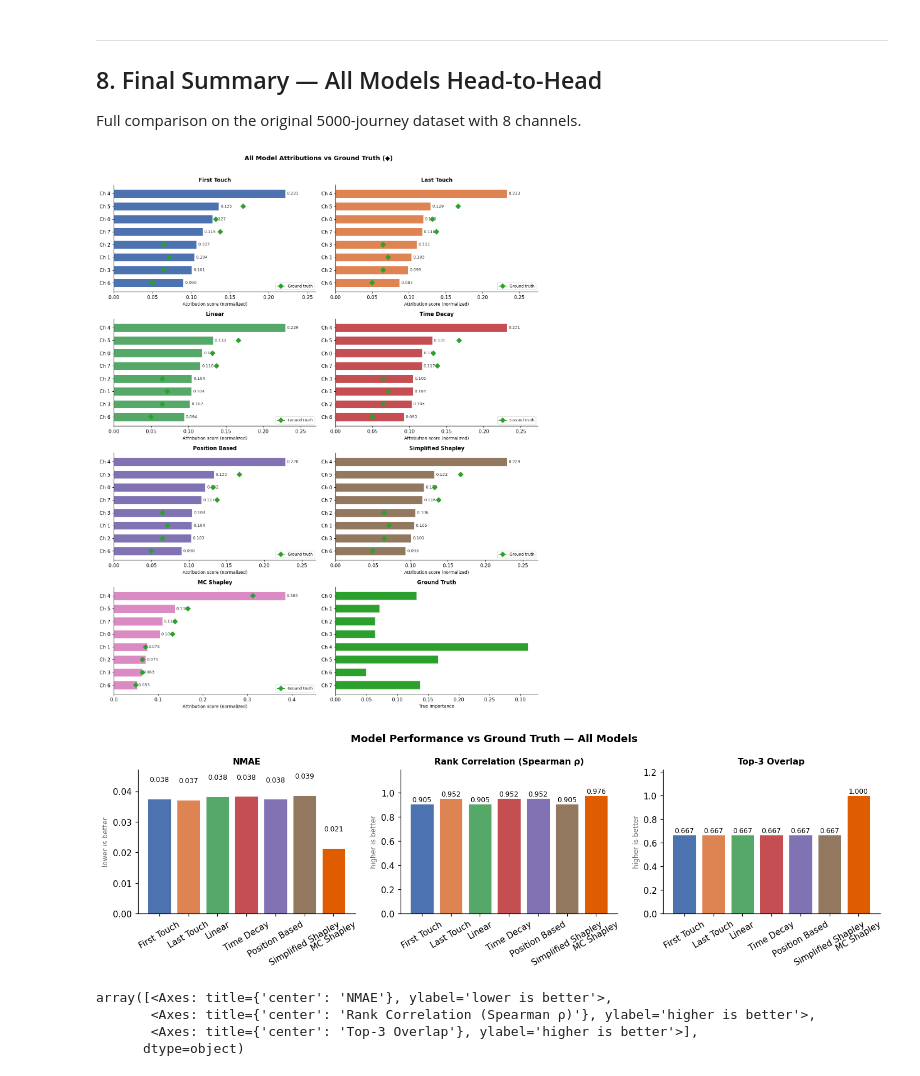
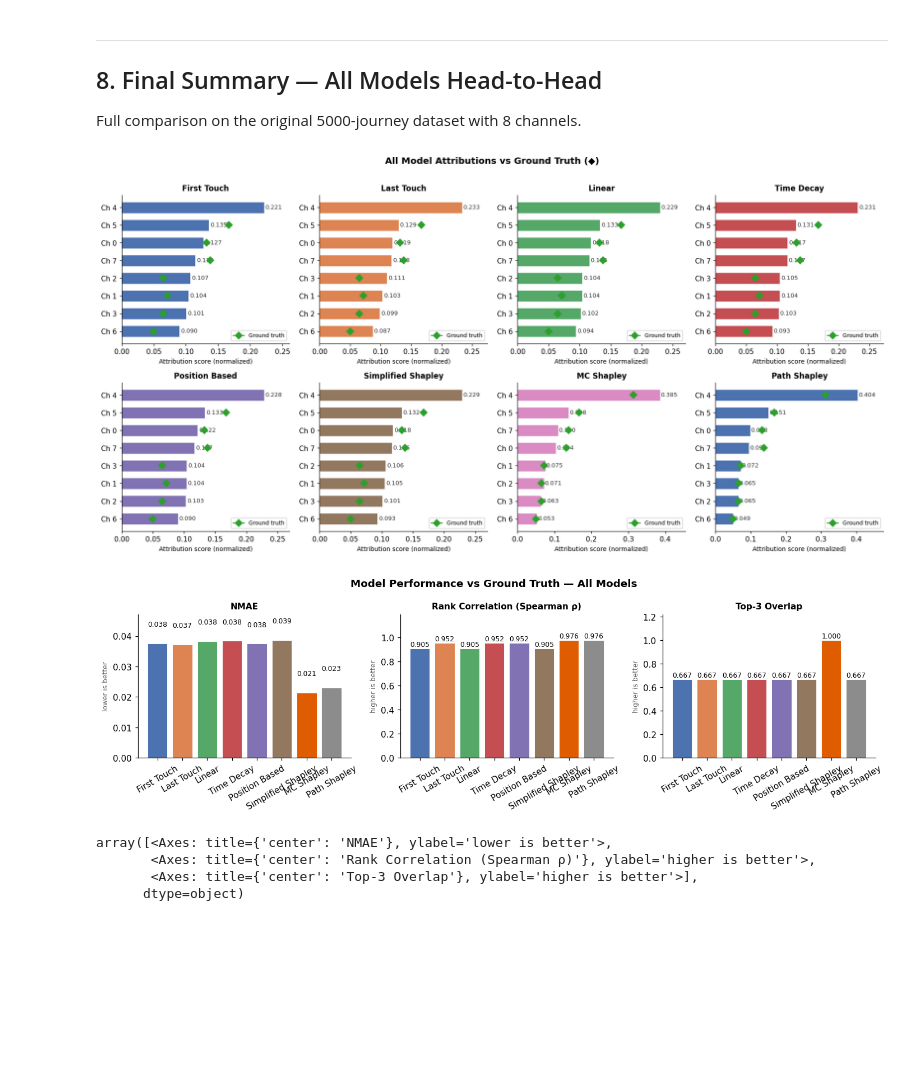
Before and after one commit to ianchute/shapley-attribution-model-zhao-naive, a Jupyter notebook: tester.ipynb, the cells around one changed output. Saved outputs shown, nothing was run; the diff lists cells and outputs as text; code cells hidden in the pictures; blank space fills up the shorter version.

Commit message:
Path Shapley for Ordered Coalitions. (#4)

```diff
--- a/tester.ipynb
+++ b/tester.ipynb
@@ -117,13 +118,14 @@ Sample journeys (first 8):
 All models follow the scikit-learn `fit(X, y)` API. `y` is the binary conversion label — used by Shapley models to learn/filter, and by heuristics to attribute credit only to converting journeys.
 # %%
 models_to_fit = {
-    'First Touch'      : FirstTouchAttribution(),
-    'Last Touch'       : LastTouchAttribution(),
-    'Linear'           : LinearAttribution(),
-    'Time Decay'       : TimeDecayAttribution(decay_rate=0.5),
-    'Position Based'   : PositionBasedAttribution(),
+    'First Touch'       : FirstTouchAttribution(),
+    'Last Touch'        : LastTouchAttribution(),
+    'Linear'            : LinearAttribution(),
+    'Time Decay'        : TimeDecayAttribution(decay_rate=0.5),
+    'Position Based'    : PositionBasedAttribution(),
     'Simplified Shapley': SimplifiedShapleyAttribution(),
-    'MC Shapley'       : MonteCarloShapleyAttribution(n_iter=2000, random_state=42, verbose=True),
+    'MC Shapley'        : MonteCarloShapleyAttribution(n_iter=2000, random_state=42, verbose=True),
+    'Path Shapley'      : PathShapleyAttribution(random_state=42),
 }
 
 fitted = {}
@@ -391,40 +511,35 @@ plt.show()
 
 Full comparison on the original 5000-journey dataset with 8 channels.
 # %%
-# Side-by-side: per-model attribution bars (2-column grid)
-fig, axes = plt.subplots(4, 2, figsize=(13, 16))
+# Side-by-side: per-model attribution bars (4-column grid)
+n_models = len(fitted)
+n_cols = 4
+n_rows = (n_models + n_cols - 1) // n_cols
+fig, axes = plt.subplots(n_rows, n_cols, figsize=(16, n_rows * 4))
 axes_flat = axes.flatten()
 
-colors = ['#4C72B0', '#DD8452', '#55A868', '#C44E52', '#8172B3', '#937860', '#DA8BC3']
+colors = ['#4C72B0','#DD8452','#55A868','#C44E52',
+          '#8172B3','#937860','#DA8BC3','#4C72B0']
 
 for ax, (name, model), color in zip(axes_flat, fitted.items(), colors):
-    plot_attribution(
-        model,
-        ax=ax,
-        title=name,
-        ground_truth=ground_truth,
-        color=color,
-    )
+    plot_attribution(model, ax=ax, title=name,
+                     ground_truth=ground_truth, color=color)
 
-# Last panel: ground truth only
-from shapley_attribution.visualization.plots import _channel_labels
-ax_gt = axes_flat[-1]
-labels = _channel_labels(fitted['MC Shapley'].channels_)
-ax_gt.barh(labels[::-1], ground_truth[::-1], color='#2ca02c', edgecolor='white', height=0.65)
-ax_gt.set_title('Ground Truth', fontsize=11, fontweight='bold')
-ax_gt.set_xlabel('True importance', fontsize=9)
-ax_gt.spines[['top', 'right']].set_visible(False)
+# Hide any unused axes
+for ax in axes_flat[n_models:]:
+    ax.set_visible(False)
 
-fig.suptitle('All Model Attributions vs Ground Truth (◆)', fontsize=13, fontweight='bold', y=1.01)
+fig.suptitle('All Model Attributions vs Ground Truth (◆)', fontsize=13,
+             fontweight='bold', y=1.01)
 plt.tight_layout()
 plt.show()
 # %% [output]
-[figure, old version]
+[figure, new version]
 # %%
 # Performance panel — all models
 plot_performance(results, title='Model Performance vs Ground Truth — All Models')
 # %% [output]
-[figure, old version]
+[figure, new version]
 array([<Axes: title={'center': 'NMAE'}, ylabel='lower is better'>,
        <Axes: title={'center': 'Rank Correlation (Spearman ρ)'}, ylabel='higher is better'>,
        <Axes: title={'center': 'Top-3 Overlap'}, ylabel='higher is better'>],
```
Also changed, not shown: parts of 14 cells of this notebook, 8 other files.
